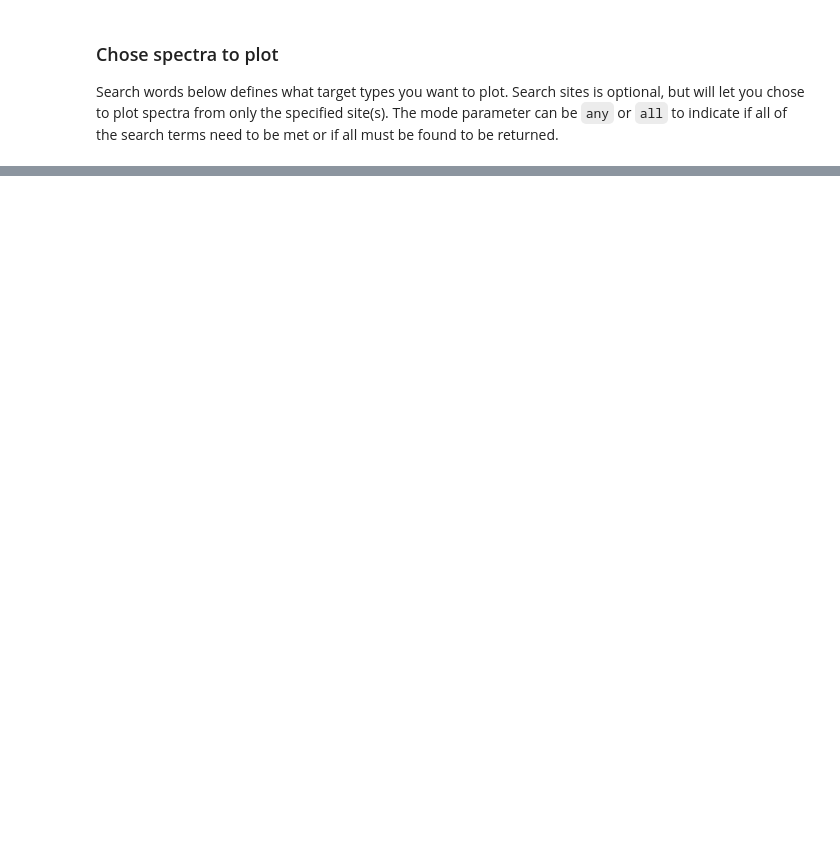
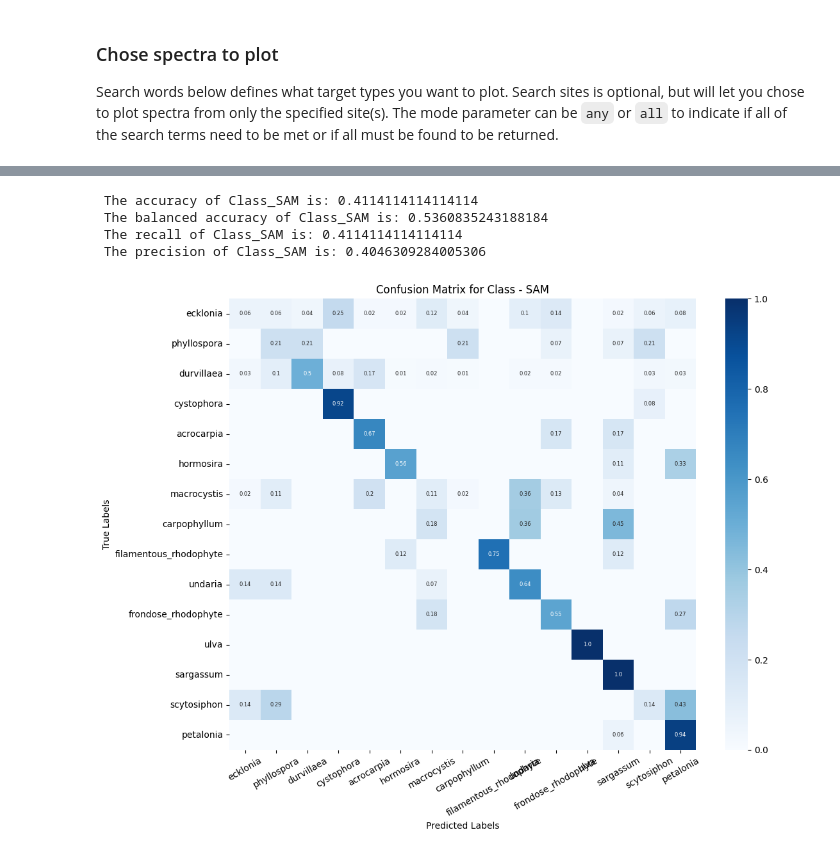
Before and after one commit to uqgrowan/Spectral-Separability-Analysis, a Jupyter notebook: spectral_separability.ipynb, the cells around one changed output, grey strips where cells are left out. Saved outputs shown, nothing was run; the diff lists cells and outputs as text; code cells hidden in the pictures; blank space fills up the shorter version.

```diff
--- a/spectral_separability.ipynb
+++ b/spectral_separability.ipynb
@@ -99,0 +106,12 @@ pv.plot(labels= clust_data.index.to_list())
+# %%
+# strat an instance fo the SAM class
+sam = sam.SAM(spectra_prepped, labels_prepped, "Class")
+# %%
+# Run the chain module to perform all SAM steps
+sam.sam_chain()
+# %% [output]
+ The accuracy of Class_SAM is: 0.4114114114114114
+ The balanced accuracy of Class_SAM is: 0.5360835243188184
+ The recall of Class_SAM is: 0.4114114114114114
+ The precision of Class_SAM is: 0.4046309284005306
+[figure, added]
```
Also changed, not shown: parts of 18 cells of this notebook, 6 other files.
